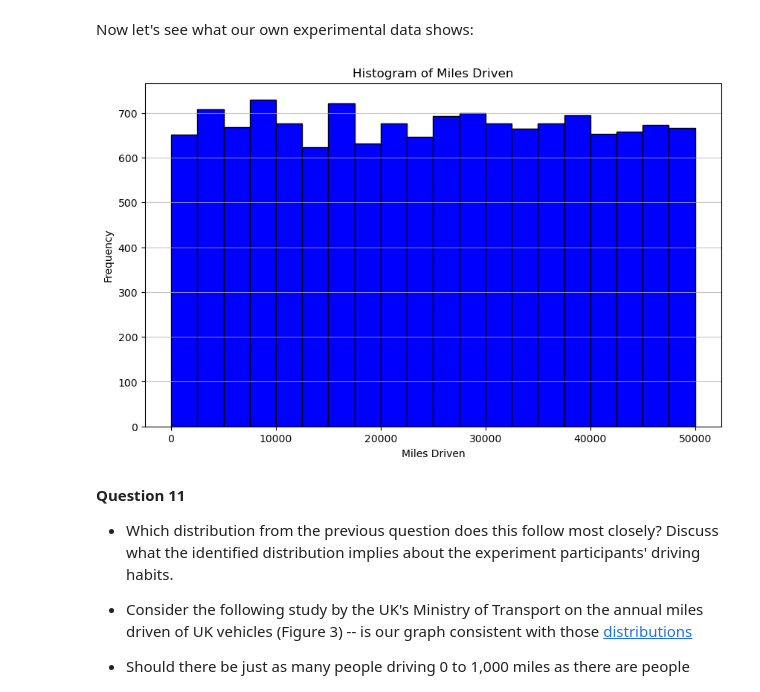
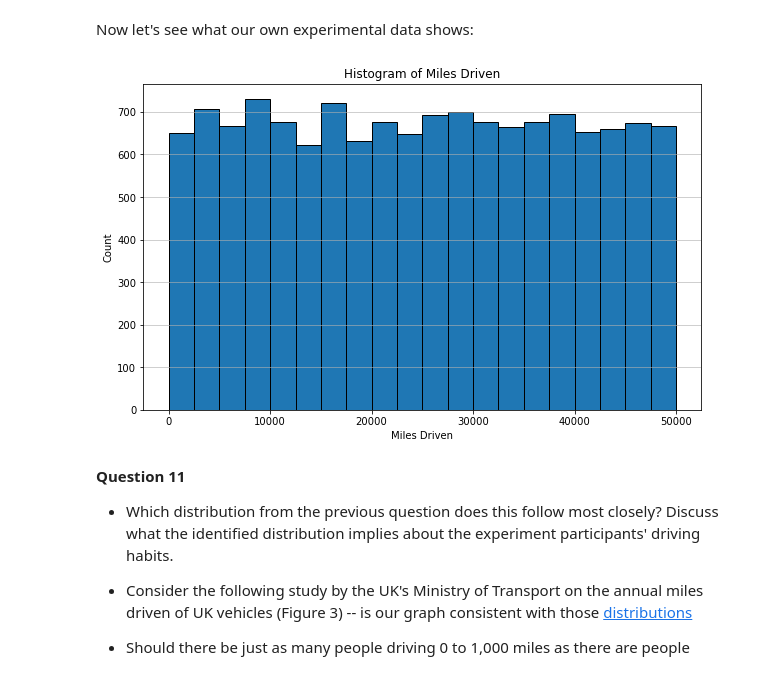
Before and after one commit to sensesensibilityscience/datascience, a Jupyter notebook: 2024/bad_science/bad_science_insurance_experiment.ipynb, the cells around one changed output. Cells and saved outputs as stored; diff of their text form; code cells hidden in the pictures.

```diff
--- a/2024/bad_science/bad_science_insurance_experiment.ipynb
+++ b/2024/bad_science/bad_science_insurance_experiment.ipynb
@@ -349,16 +446,16 @@ Now let's see what our own experimental data shows:
 # %%
 df['Miles Driven'] = df['Odom Reading 1 (Update)'] - df['Odom Reading 1 (Previous)']
 df = df.dropna(subset=['Miles Driven'])
 df['Miles Driven'] = df['Miles Driven'].clip(lower=0, upper=999999999)
 plt.figure(figsize=(10, 6))
-plt.hist(df['Miles Driven'], bins=20, color='blue', edgecolor='black')
+plt.hist(df['Miles Driven'], bins=20, color='tab:blue', edgecolor='black')
 plt.title('Histogram of Miles Driven')
 plt.xlabel('Miles Driven')
-plt.ylabel('Frequency')
+plt.ylabel('Count')
 plt.grid(axis='y', alpha=0.75)
 plt.show()
 # %% [output]
-[figure, old version]
+[figure, new version]
 # %% [markdown]
 **Question 11**
 * Which distribution from the previous question does this follow most closely? Discuss what the identified distribution implies about the experiment participants' driving habits.
```
Also changed, not shown: parts of 20 cells of this notebook, 1 other file.
